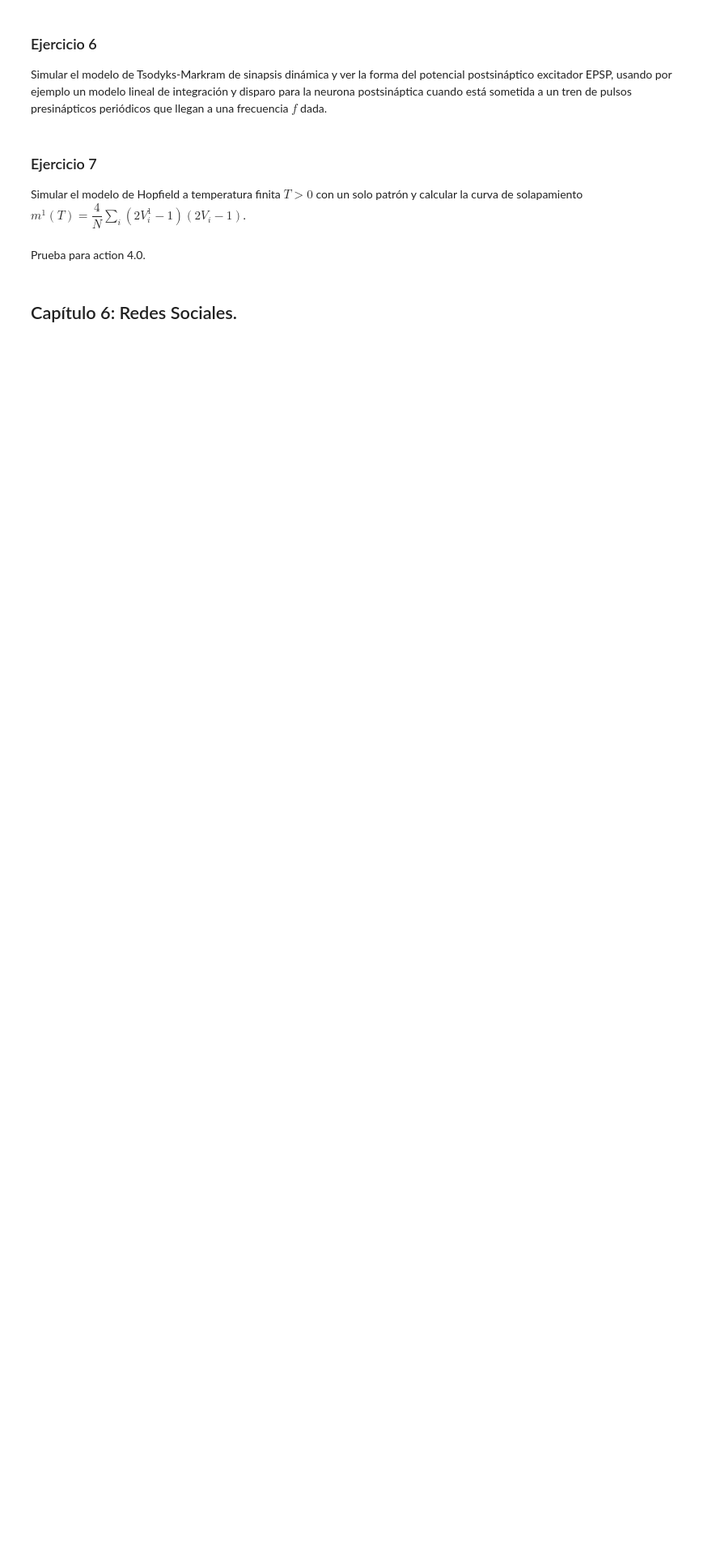
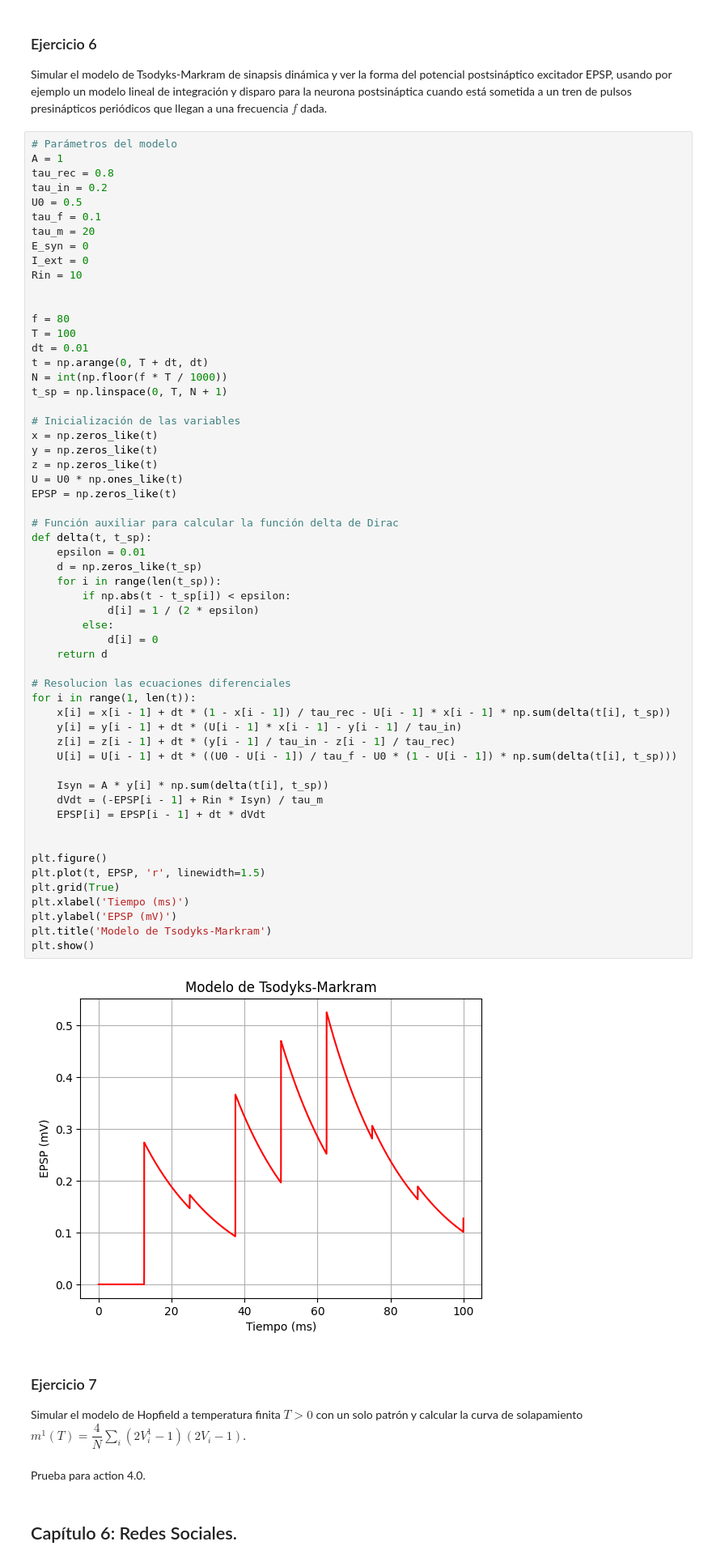
Before and after one commit to ashybabashyba/RedesComplejasUGR, a Jupyter notebook: NotebookPrincipal.ipynb, the cells around one changed output. Shown at 81% size. Saved outputs shown, nothing was run; the diff lists cells and outputs as text; blank space fills up the shorter version.

```diff
--- a/NotebookPrincipal.ipynb
+++ b/NotebookPrincipal.ipynb
@@ -1027,6 +1027,65 @@ donde el indice de la sumatoria hace referencia a los nodos vecinos. En este cas
 # %% [markdown]
 ### Ejercicio 6
 Simular el modelo de Tsodyks-Markram de sinapsis dinámica y ver la forma del potencial postsináptico excitador EPSP, usando por ejemplo un modelo lineal de integración y disparo para la neurona postsináptica cuando está sometida a un tren de pulsos presinápticos periódicos que llegan a una frecuencia $f$ dada.
+# %%
+# Parámetros del modelo
+A = 1
+tau_rec = 0.8
+tau_in = 0.2
+U0 = 0.5
+tau_f = 0.1
+tau_m = 20
+E_syn = 0
+I_ext = 0
+Rin = 10
+
+
+f = 80
+T = 100
+dt = 0.01
+t = np.arange(0, T + dt, dt)
+N = int(np.floor(f * T / 1000))
+t_sp = np.linspace(0, T, N + 1)
+
+# Inicialización de las variables
+x = np.zeros_like(t)
+y = np.zeros_like(t)
+z = np.zeros_like(t)
+U = U0 * np.ones_like(t)
+EPSP = np.zeros_like(t)
+
+# Función auxiliar para calcular la función delta de Dirac
+def delta(t, t_sp):
+    epsilon = 0.01
+    d = np.zeros_like(t_sp)
+    for i in range(len(t_sp)):
+        if np.abs(t - t_sp[i]) < epsilon:
+            d[i] = 1 / (2 * epsilon)
+        else:
+            d[i] = 0
+    return d
+
+# Resolucion las ecuaciones diferenciales
+for i in range(1, len(t)):
+    x[i] = x[i - 1] + dt * (1 - x[i - 1]) / tau_rec - U[i - 1] * x[i - 1] * np.sum(delta(t[i], t_sp))
+    y[i] = y[i - 1] + dt * (U[i - 1] * x[i - 1] - y[i - 1] / tau_in)
+    z[i] = z[i - 1] + dt * (y[i - 1] / tau_in - z[i - 1] / tau_rec)
+    U[i] = U[i - 1] + dt * ((U0 - U[i - 1]) / tau_f - U0 * (1 - U[i - 1]) * np.sum(delta(t[i], t_sp)))
+
+    Isyn = A * y[i] * np.sum(delta(t[i], t_sp))
+    dVdt = (-EPSP[i - 1] + Rin * Isyn) / tau_m
+    EPSP[i] = EPSP[i - 1] + dt * dVdt
+
+
+plt.figure()
+plt.plot(t, EPSP, 'r', linewidth=1.5)
+plt.grid(True)
+plt.xlabel('Tiempo (ms)')
+plt.ylabel('EPSP (mV)')
+plt.title('Modelo de Tsodyks-Markram')
+plt.show()
+# %% [output]
+[figure, added]
 # %% [markdown]
 ### Ejercicio 7
 Simular el modelo de Hopfield a temperatura finita $T > 0$ con un solo patrón y calcular la curva de solapamiento $m^1(T)= \dfrac{4}{N} \sum_i (2V_i^1 - 1)(2V_i -1)$.
```
